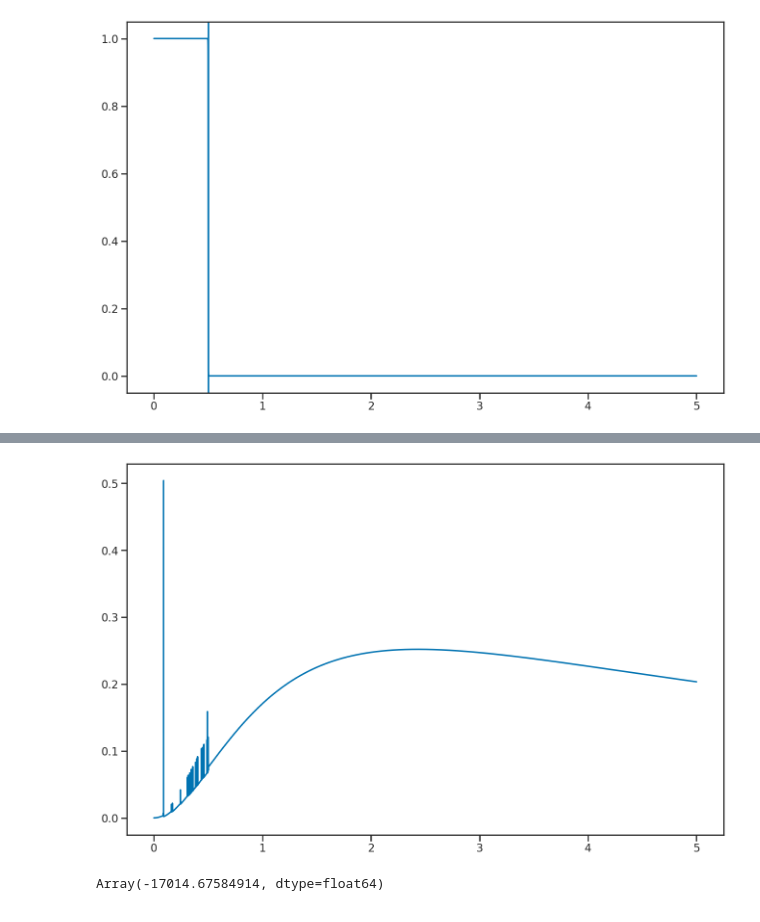
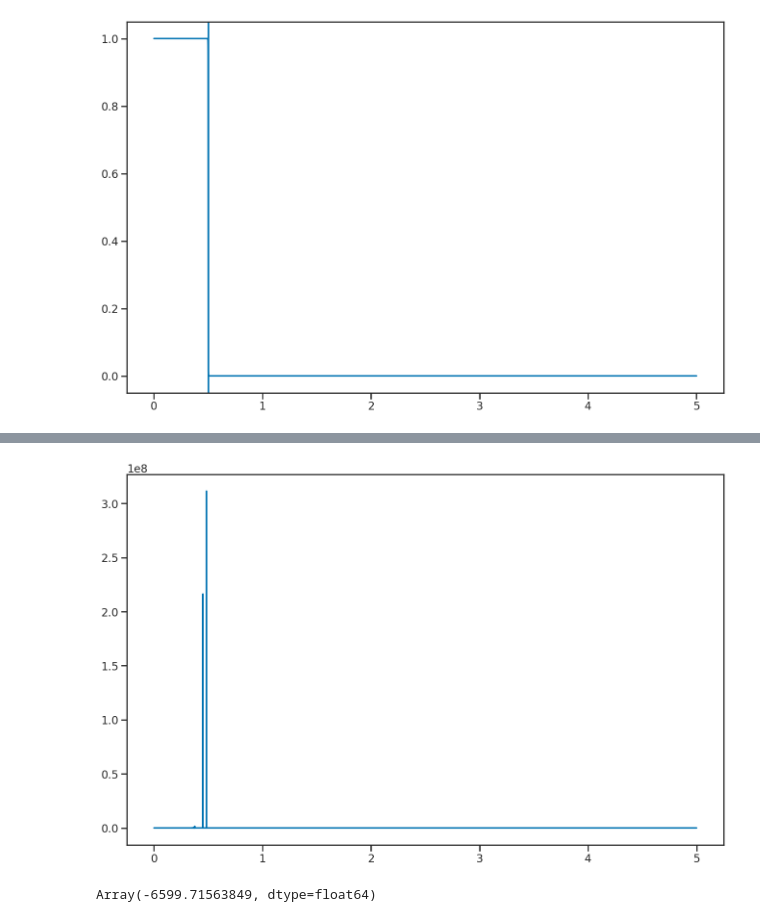
Before and after one commit to kstoreyf/gws-agn, a Jupyter notebook: notebooks/inference/incomplete_catalog_radialsel_noskysel/inference_lognormal-exact-onthefly.ipynb, the cells around one changed output, grey strips where cells are left out. Drawn from its saved outputs; the diff is of its cells as text; code cells hidden in the pictures.

```diff
--- a/notebooks/inference/incomplete_catalog_radialsel_noskysel/inference_lognormal-exact-onthefly.ipynb
+++ b/notebooks/inference/incomplete_catalog_radialsel_noskysel/inference_lognormal-exact-onthefly.ipynb
@@ -311,46 +312,51 @@ def logpcatalog_gals(z, pix, Om0, gamma):
     ddzs = dzgals[pix]
     wts = wgals[pix]*dV_of_z(zs,H0Planck,Om0)*(1+zs)**(gamma-1)
     ngals = len(zs)
     wts = wts/jnp.sum(wts)
-    return logsumexp(jnp.log(wts) + norm.logpdf(z,zs,ddzs))
+    return logsumexp(jnp.log(wts) + norm.logpdf(z,zs,ddzs)), ngals
 
 logpcatalog_gals_vmap = jit(vmap(logpcatalog_gals, in_axes=(0,0,None,None), out_axes=0))
 
 @jit
 def logpcatalog_agns(z, pix, Om0, gamma):
     zs = zagns[pix]
     ddzs = dzagns[pix]
     wts = wagns[pix]*dV_of_z(zs,H0Planck,Om0)*(1+zs)**(gamma-1)
     nagns = len(zs)
     wts = wts/jnp.sum(wts)
-    return logsumexp(jnp.log(wts) + norm.logpdf(z,zs,ddzs))
+    return logsumexp(jnp.log(wts) + norm.logpdf(z,zs,ddzs)), nagns
 
 logpcatalog_agns_vmap = jit(vmap(logpcatalog_agns, in_axes=(0,0,None,None), out_axes=0))
 
 
 @jit
 def logPriorUniverse(z,pix,f,H0,Om0,n01,gamma1,n02,gamma2):
-    f1, pmiss1, ratio1 = completeness_fraction_gals_vmap(H0,Om0,n01,gamma1,z,pix)
-    f2, pmiss2, ratio2 = completeness_fraction_agns_vmap(H0,Om0,n02,gamma2,z,pix)
+    f_gals, pmiss_gals, ratio_gals = completeness_fraction_gals_vmap(H0,Om0,n01,gamma1,z,pix)
+    f_agns, pmiss_agns, ratio_angs = completeness_fraction_agns_vmap(H0,Om0,n02,gamma2,z,pix)
 
-    logpmiss1 = jnp.nan_to_num(jnp.log(pmiss1), -jnp.inf)
-    logpmiss2 = jnp.nan_to_num(jnp.log(pmiss2), -jnp.inf)
+    logpmiss_gals = jnp.nan_to_num(jnp.log(pmiss_gals), -jnp.inf)
+    logpmiss_agns = jnp.nan_to_num(jnp.log(pmiss_agns), -jnp.inf)
 
-    logpcat_gals = jnp.nan_to_num(logpcatalog_gals_vmap(z, pix, Om0, gamma1), -jnp.inf)
+    logpcat_gals, ngals = logpcatalog_gals_vmap(z, pix, Om0, gamma1)
+    logpcat_agns, nagns = logpcatalog_agns_vmap(z, pix, Om0, gamma2)
 
-    logpcat_agns = jnp.nan_to_num(logpcatalog_agns_vmap(z, pix, Om0, gamma2), -jnp.inf)
+    logpcat_gals = jnp.exp(jnp.nan_to_num(logpcat_gals,-jnp.inf))
+    logpcat_agns = jnp.exp(jnp.nan_to_num(logpcat_agns,-jnp.inf))
 
-    logprob = jnp.log( f*(jnp.exp(jnp.log(f1) + logpcat_gals) + jnp.exp(jnp.log(1-f1) + logpmiss1))
-                      +(1-f)*(jnp.exp(jnp.log(f2) + logpcat_agns) + jnp.exp(jnp.log(1-f2) + logpmiss2))
-                     )
+    prob_gals = jnp.exp(jnp.log(f_gals) + logpcat_gals) + jnp.exp(jnp.log(1-f_gals) + logpmiss_gals)
+    prob_agns = jnp.exp(jnp.log(f_agns) + logpcat_agns) + jnp.exp(jnp.log(1-f_agns) + logpmiss_agns)
 
-    return logprob
+    lognorm = - jnp.log(nagns + (1-f)*ngals)
+
+    logprob = jnp.log(f*nagns*prob_agns + (1-f)*(nagns*prob_agns + ngals*prob_gals)) + lognorm
+
+    return jnp.nan_to_num(logprob,-jnp.inf)
 
 puniverse = jnp.exp(logPriorUniverse(zgrid,1000*jnp.ones(len(zgrid),dtype=int),0.5,H0Planck,Om0Planck,2e-4,1,2e-4,1))
 plt.plot(zgrid,puniverse)
 plt.show()
 # %% [output]
-[figure, old version]
+[figure, new version]
 # %%
 seed = np.random.randint(1000)
 key = jax.random.PRNGKey(1000)
@@ -377,9 +382,9 @@ def darksiren_log_likelihood(f,log10n01,gamma1,log10n02,gamma2,mu,sigma):
 
     return ll
 # %%
-darksiren_log_likelihood(f=0,log10n01=-4,gamma1=-3,mu=35,sigma=5,log10n02=-4,gamma2=-3)
+darksiren_log_likelihood(f=0,n01=10**-4,gamma1=-3,n02=10**-4,gamma2=-3)
 # %% [output]
-Array(-17014.67584914, dtype=float64)
+Array(-6599.71563849, dtype=float64)
 # %%
 H0_lo = 20
 H0_hi = 100
```
Also changed, not shown: parts of 13 cells of this notebook, 8 other files.
